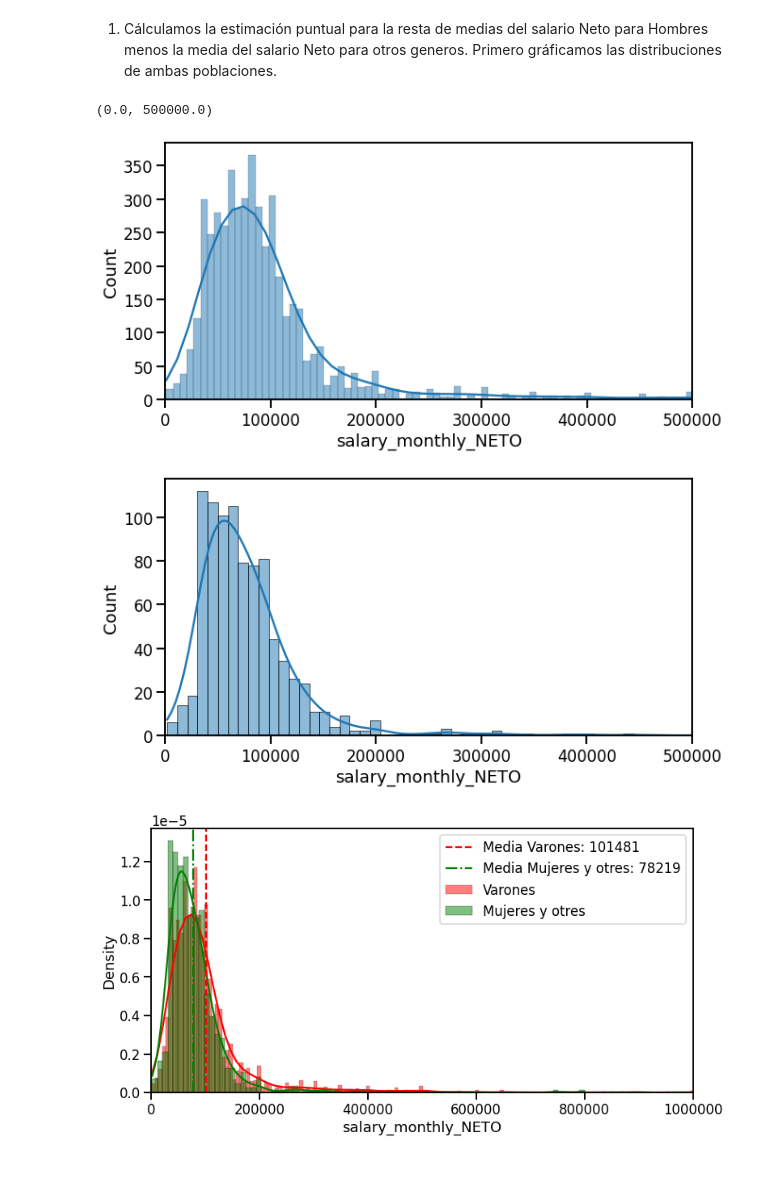
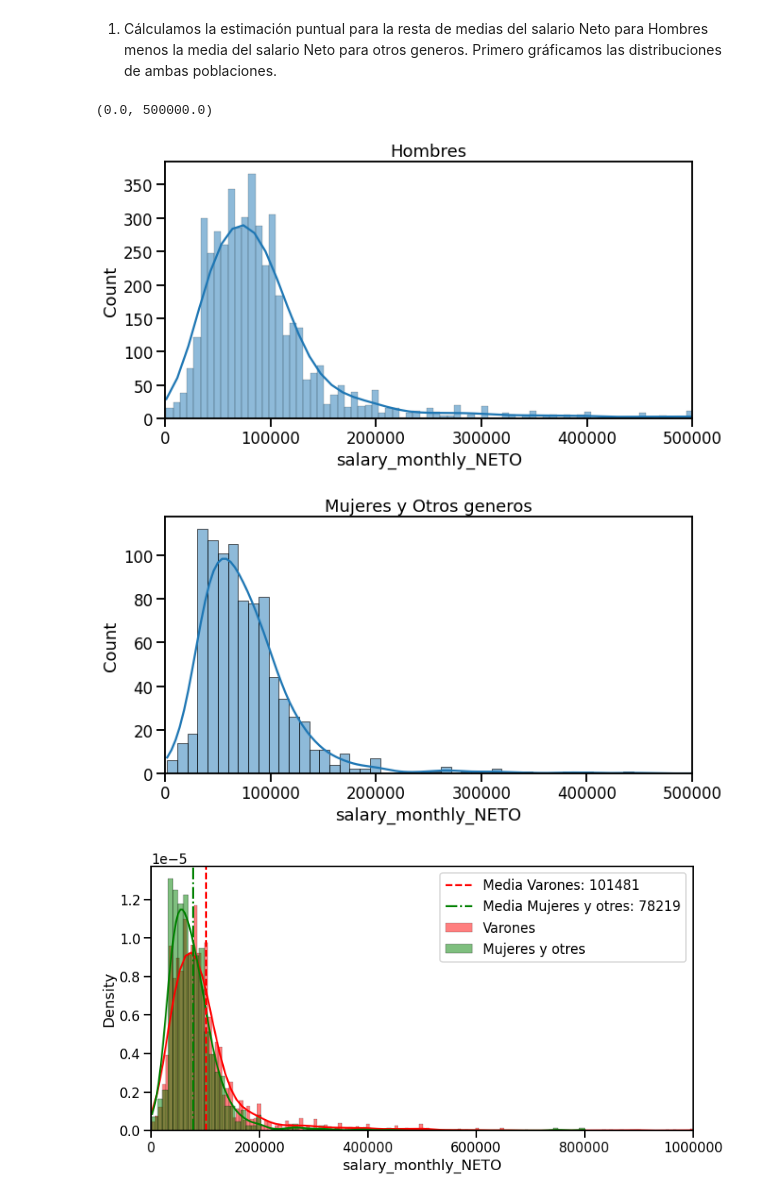
Before and after one commit to elerufe/DiploDatosFaMAF, a Jupyter notebook: AyVD/G25_Entregable_AyVD_Parte_2.ipynb, the cells around one changed output. Cells and saved outputs as stored; diff of their text form; code cells hidden in the pictures; blank space fills up the shorter version.

```diff
--- a/AyVD/G25_Entregable_AyVD_Parte_2.ipynb
+++ b/AyVD/G25_Entregable_AyVD_Parte_2.ipynb
@@ -82,16 +82,18 @@ Primero gráficamos las distribuciones de ambas poblaciones.
 # %%
 plt.figure(figsize=(10, 5))
 seaborn.histplot(data=groupA, kde=True)
 plt.ticklabel_format(style='plain', axis='x')
 plt.xlim([0,500000])
+plt.title("Hombres")
 plt.figure(figsize=(10, 5))
 seaborn.histplot(data=groupB, kde=True)
 plt.ticklabel_format(style='plain', axis='x')
+plt.title("Mujeres y Otros generos")
 plt.xlim([0,500000])
 # %% [output]
 (0.0, 500000.0)
-[figure, old version]
+[figure, new version]
-[figure, old version]
+[figure, new version]
 # %%
 #distribuciones:
 plt.figure(figsize=(12, 6))
```
Also changed, not shown: parts of 4 cells of this notebook.
